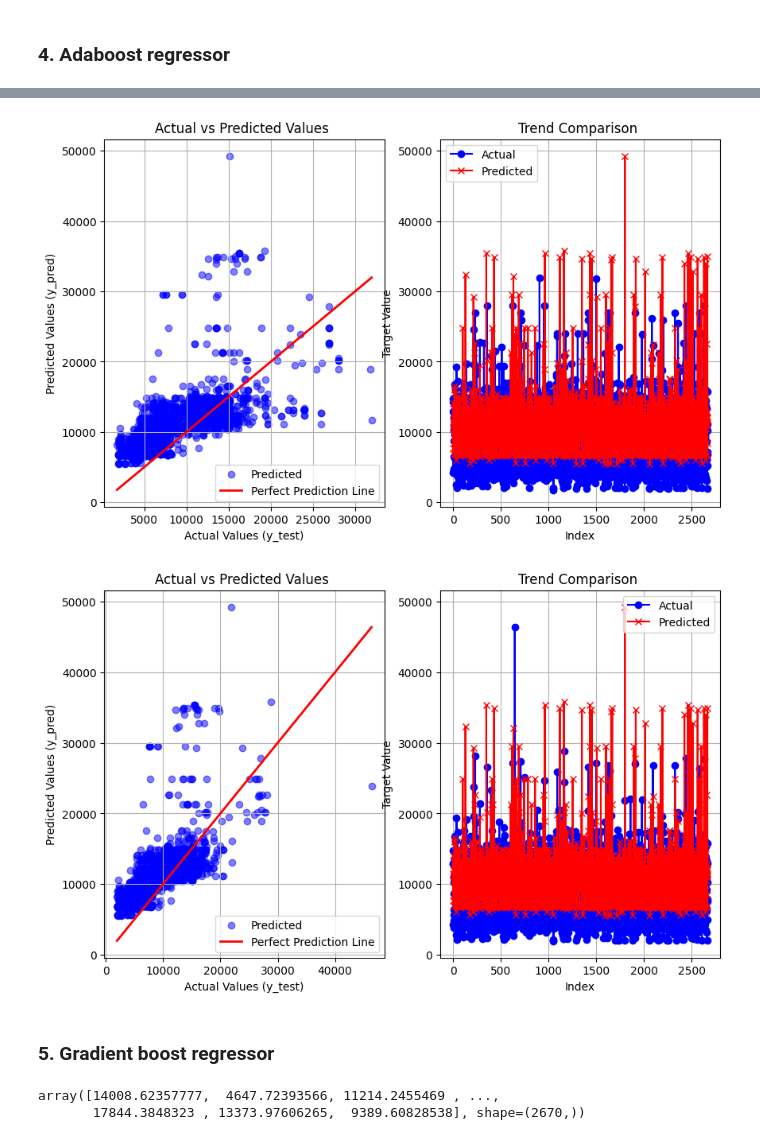
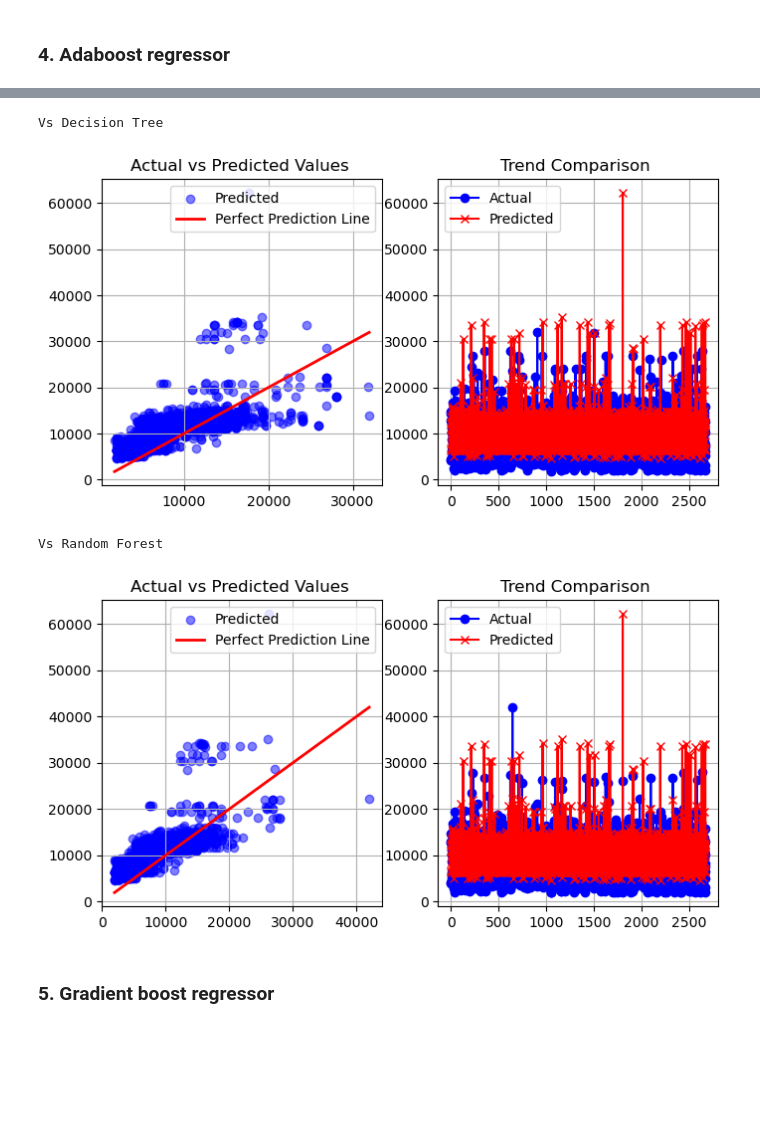
Before and after one commit to utsav87589/Flight-Price-EDA, a Jupyter notebook: notebooks/algos.ipynb, the cells around one changed output, grey strips where cells are left out. Saved outputs shown, nothing was run; the diff lists cells and outputs as text; code cells hidden in the pictures; blank space fills up the shorter version.

```diff
--- a/notebooks/algos.ipynb
+++ b/notebooks/algos.ipynb
@@ -340,13 +319,9 @@ array([14078.19377163,  7660.37076649, 11480.39134547, ...,
-# %%
-combine_graphs(y_pred_eval_abr)
-# %% [output]
-[figure, removed]
-[figure, removed]
+# %%
+pred_on_eval(model = abr, X_eval = X_eval)
+# %% [output]
+Vs Decision Tree
+[figure, added]
+Vs Random Forest
+[figure, added]
 # %% [markdown]
 ### 5. Gradient boost regressor
-# %%
-y_pred_eval_gbr  = gbr.predict(X_eval)
-y_pred_eval_gbr
-# %% [output]
-array([14008.62357777,  4647.72393566, 11214.2455469 , ...,
-       17844.3848323 , 13373.97606265,  9389.60828538], shape=(2670,))
```
Also changed, not shown: parts of 26 cells of this notebook, 1 other file.
